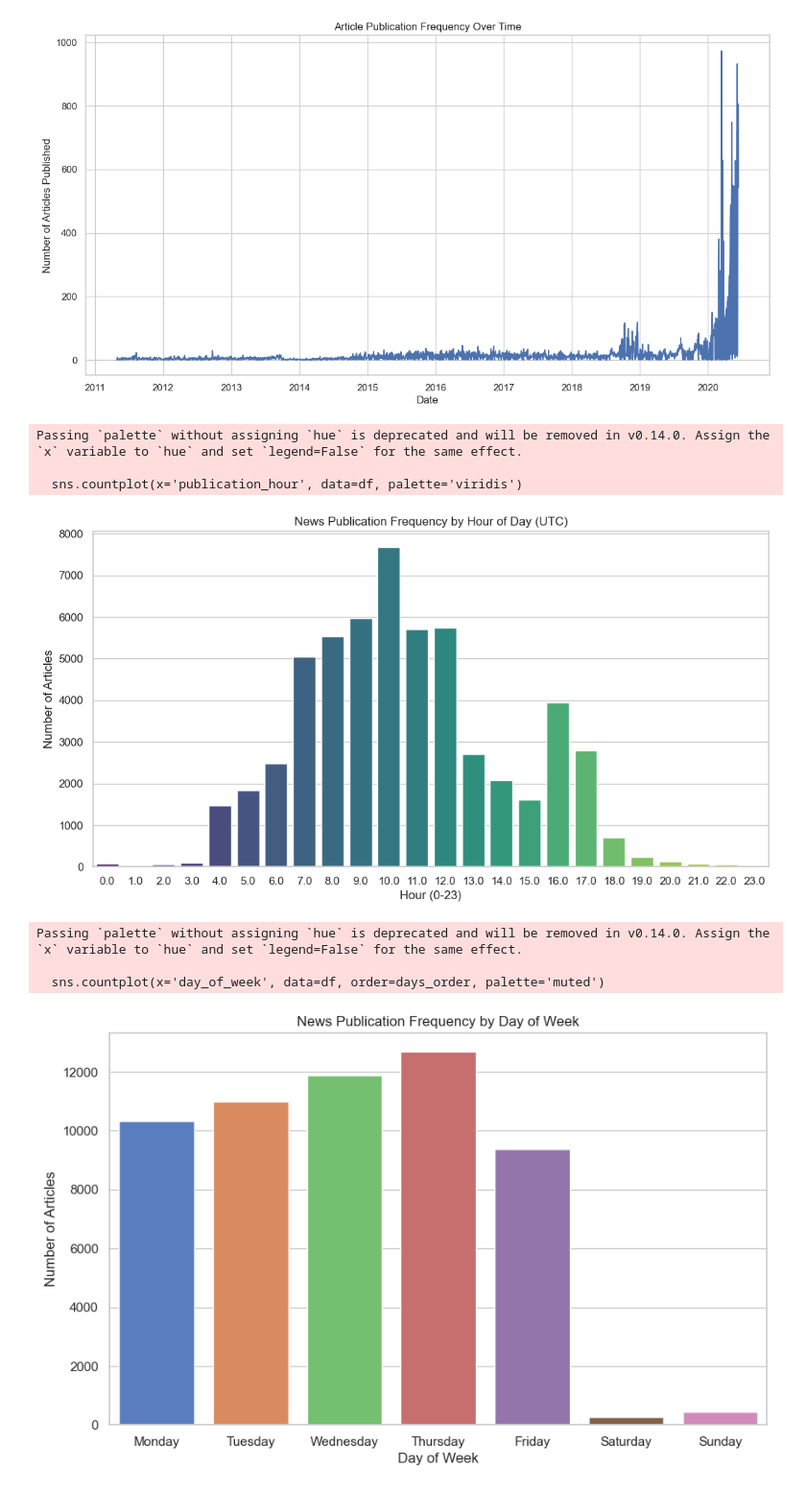
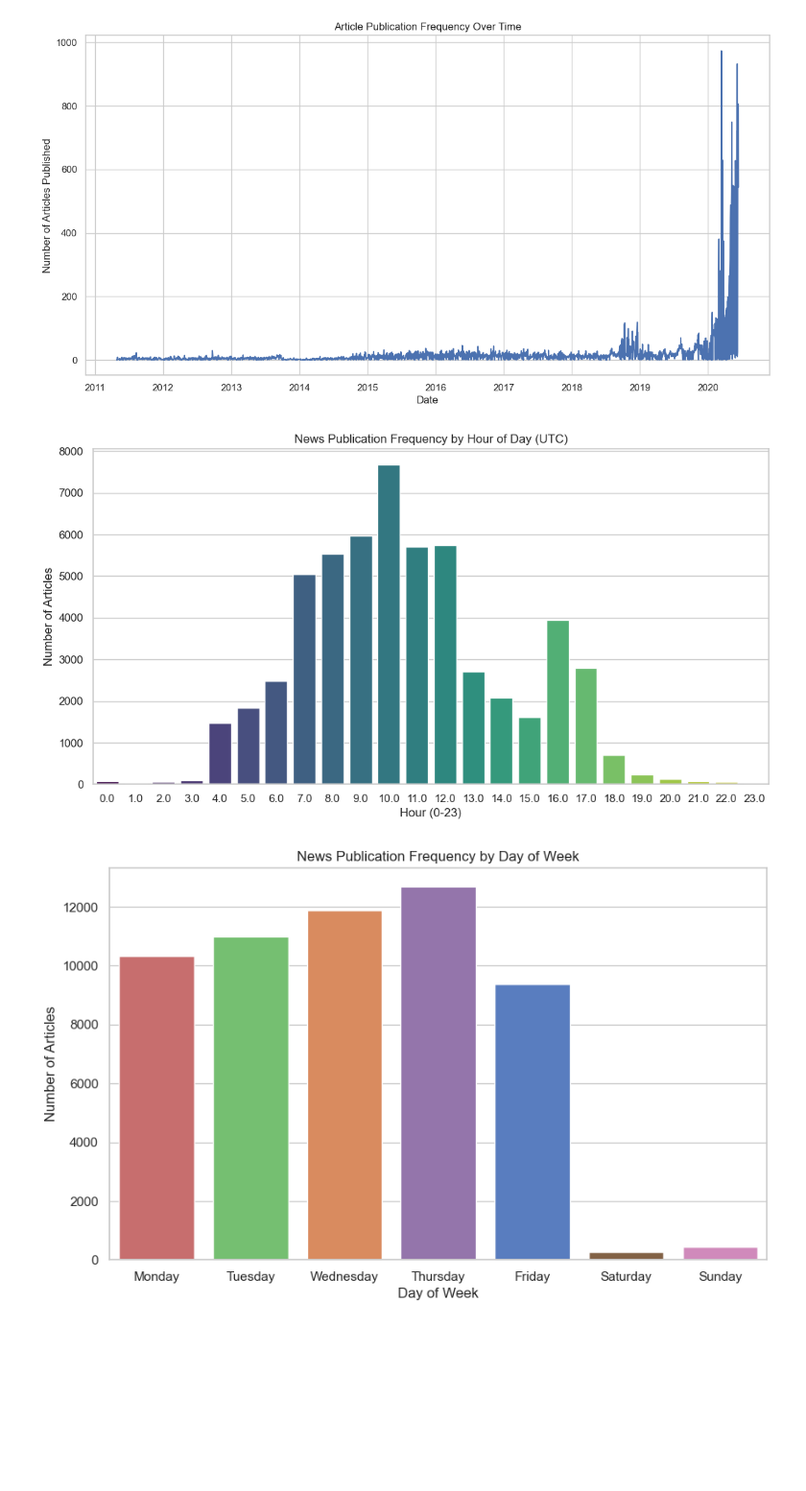
Before and after one commit to Onyxge/Nova-Financial-Analysis, a Jupyter notebook: notebooks/eda_descriptive_stats.ipynb, the cells around one changed output. Shown at 96% size. Cells and saved outputs as stored; diff of their text form; code cells hidden in the pictures; blank space fills up the shorter version.

```diff
--- a/notebooks/eda_descriptive_stats.ipynb
+++ b/notebooks/eda_descriptive_stats.ipynb
@@ -108,34 +107,42 @@ plt.show()
 # %%
 # Extract the hour and day of the week
 # 'dt.hour' gives us 0-23, 'dt.day_name()' gives Monday, Tuesday, etc.
 df['publication_hour'] = df['date'].dt.hour
 df['day_of_week'] = df['date'].dt.day_name()
 
 # 1. Plot: At what time of day is news most frequent?
 plt.figure(figsize=(12, 6))
-sns.countplot(x='publication_hour', data=df, palette='viridis')
+sns.countplot(
+    x='publication_hour',
+    data=df,
+    hue='publication_hour',
+    legend=False,
+    palette='viridis'
+)
 plt.title('News Publication Frequency by Hour of Day (UTC)')
 plt.xlabel('Hour (0-23)')
 plt.ylabel('Number of Articles')
 plt.show()
 
+
 # 2. Plot: Which days are busiest?
 # We order them for a logical Mon-Sun plot
 days_order = ['Monday', 'Tuesday', 'Wednesday', 'Thursday', 'Friday', 'Saturday', 'Sunday']
 plt.figure(figsize=(10, 6))
-sns.countplot(x='day_of_week', data=df, order=days_order, palette='muted')
+sns.countplot(
+    x='day_of_week',
+    data=df,
+    order=days_order,
+    hue='day_of_week',
+    legend=False,
+    palette='muted'
+)
 plt.title('News Publication Frequency by Day of Week')
 plt.xlabel('Day of Week')
 plt.ylabel('Number of Articles')
 plt.show()
 # %% [output]
-Passing `palette` without assigning `hue` is deprecated and will be removed in v0.14.0. Assign the `x` variable to `hue` and set `legend=False` for the same effect.
-
-  sns.countplot(x='publication_hour', data=df, palette='viridis')
 [figure]
-Passing `palette` without assigning `hue` is deprecated and will be removed in v0.14.0. Assign the `x` variable to `hue` and set `legend=False` for the same effect.
-
-  sns.countplot(x='day_of_week', data=df, order=days_order, palette='muted')
-[figure, old version]
+[figure, new version]
 # %%
 from collections import Counter
```
Also changed, not shown: parts of 2 cells of this notebook.
